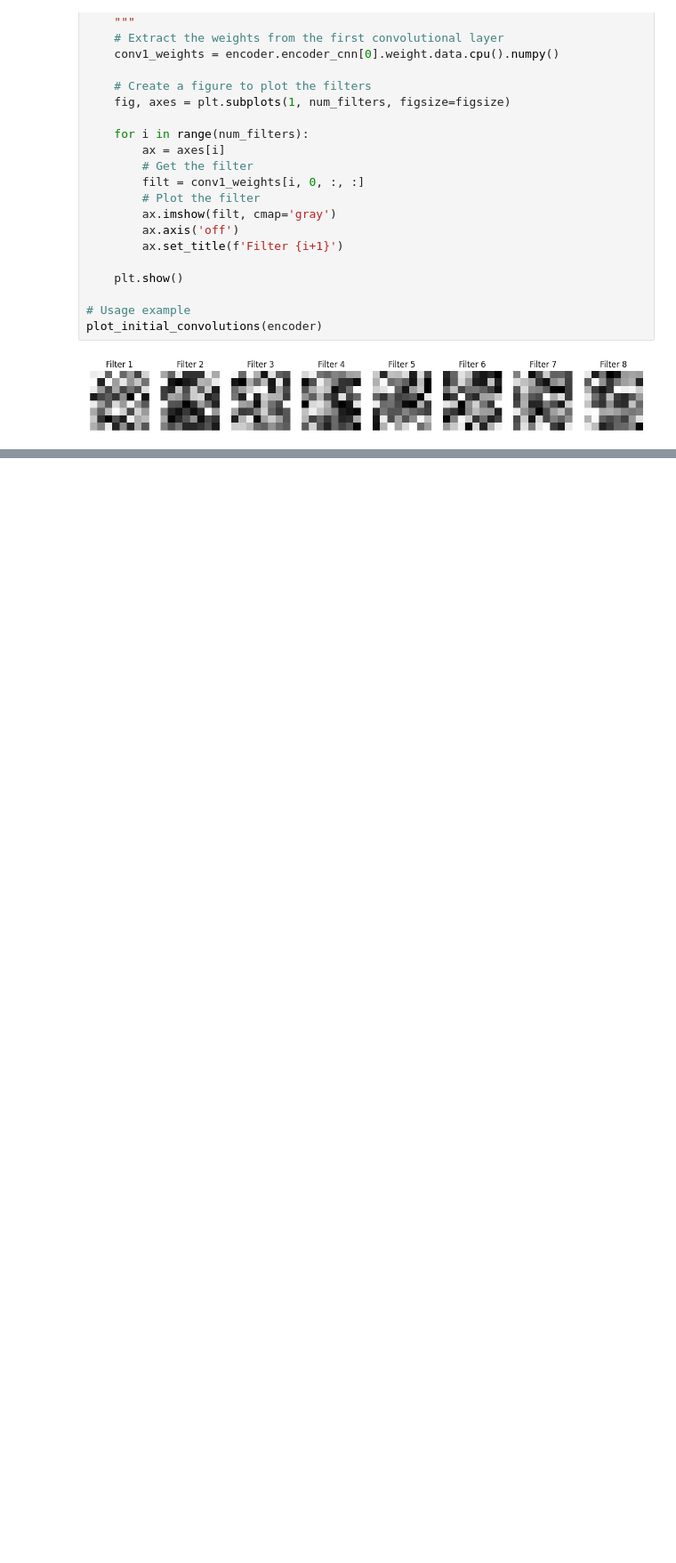
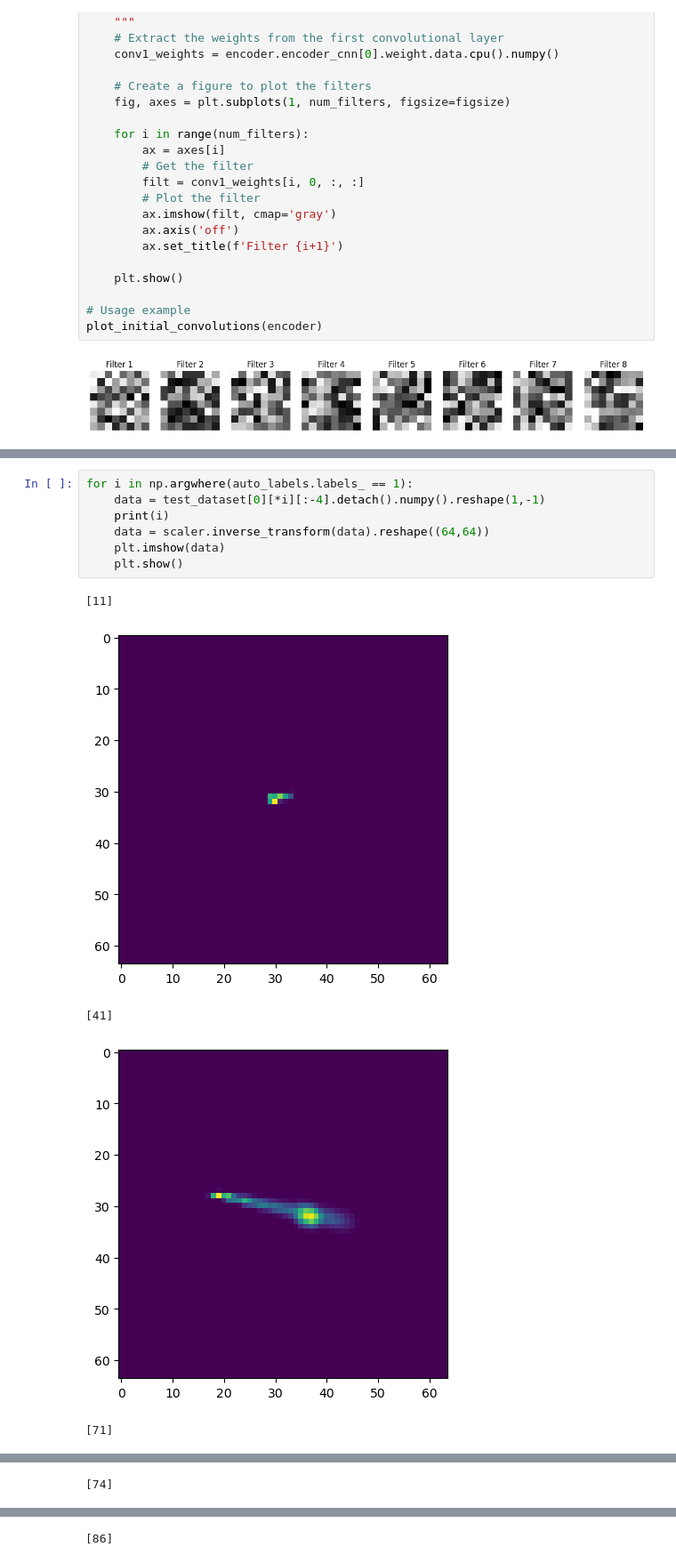
Before and after one commit to AsbjornPreuss/AppMLFinalProject, a Jupyter notebook: autoencoder_64x64_meta_smallconv.ipynb, the cells around one changed output, grey strips where cells are left out. Shown: that part at 89% size. Drawn from its saved outputs; the diff is of its cells as text; blank space fills up the shorter version.

```diff
--- a/autoencoder_64x64_meta_smallconv.ipynb
+++ b/autoencoder_64x64_meta_smallconv.ipynb
@@ -578,0 +597,13 @@ plot_initial_convolutions(encoder)
+# %%
+for i in np.argwhere(auto_labels.labels_ == 1):
+    data = test_dataset[0][*i][:-4].detach().numpy().reshape(1,-1)
+    print(i)
+    data = scaler.inverse_transform(data).reshape((64,64))
+    plt.imshow(data)
+    plt.show()
+# %% [output]
+[11]
+[figure, added]
+[41]
+[figure, added]
+[71]
@@ -578,0 +611 @@ plot_initial_convolutions(encoder)
+[74]
@@ -578,0 +613 @@ plot_initial_convolutions(encoder)
+[86]
```
Also changed, not shown: parts of 18 cells of this notebook.
